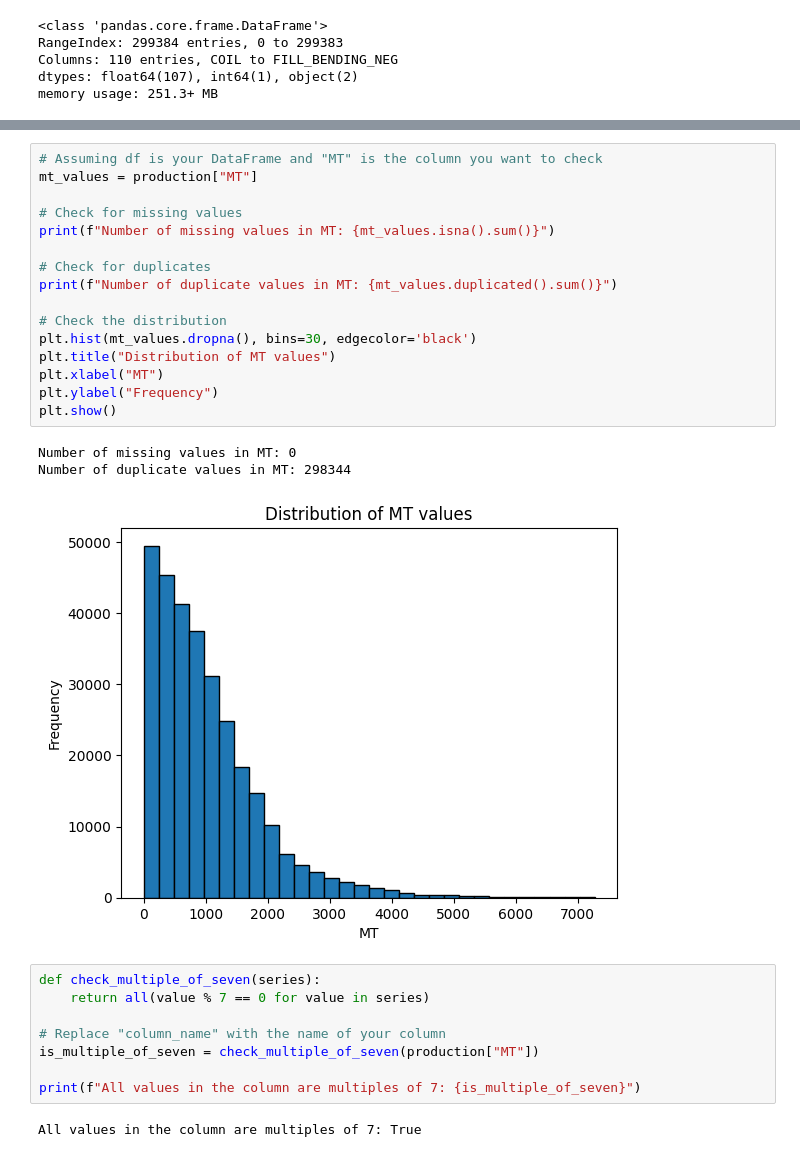
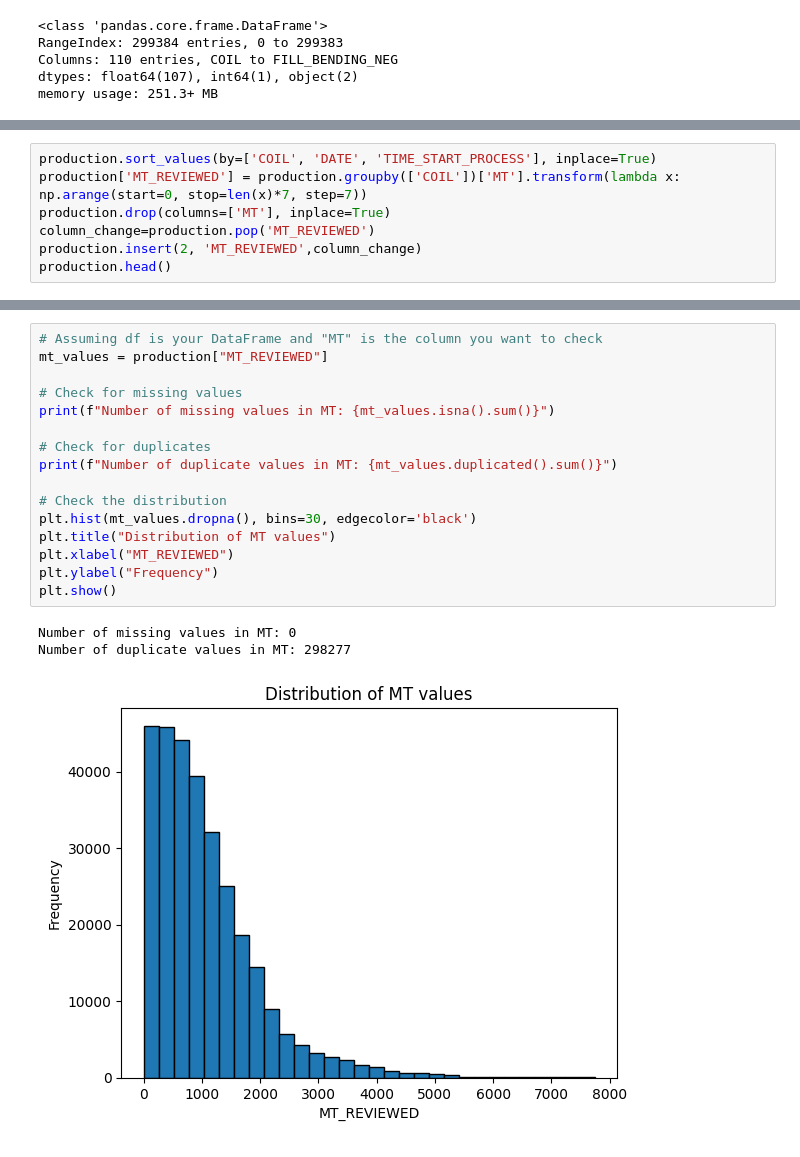
Before and after one commit to MattiaCampanella1993/ML_Fieldwork, a Jupyter notebook: code_fieldwork.ipynb, the cells around one changed output, grey strips where cells are left out. Saved outputs shown, nothing was run; the diff lists cells and outputs as text.

Commit message:
MT changed to MT_reviewed

```diff
--- a/code_fieldwork.ipynb
+++ b/code_fieldwork.ipynb
@@ -99,0 +82,7 @@ memory usage: 119.9+ MB
+# %%
+production.sort_values(by=['COIL', 'DATE', 'TIME_START_PROCESS'], inplace=True)
+production['MT_REVIEWED'] = production.groupby(['COIL'])['MT'].transform(lambda x: np.arange(start=0, stop=len(x)*7, step=7))
+production.drop(columns=['MT'], inplace=True)
+column_change=production.pop('MT_REVIEWED')
+production.insert(2, 'MT_REVIEWED',column_change)
+production.head()
@@ -100,30 +115,20 @@ memory usage: 119.9+ MB
 # %%
 # Assuming df is your DataFrame and "MT" is the column you want to check
-mt_values = production["MT"]
+mt_values = production["MT_REVIEWED"]
 
 # Check for missing values
 print(f"Number of missing values in MT: {mt_values.isna().sum()}")
 
 # Check for duplicates
 print(f"Number of duplicate values in MT: {mt_values.duplicated().sum()}")
 
 # Check the distribution
 plt.hist(mt_values.dropna(), bins=30, edgecolor='black')
 plt.title("Distribution of MT values")
-plt.xlabel("MT")
+plt.xlabel("MT_REVIEWED")
 plt.ylabel("Frequency")
 plt.show()
 # %% [output]
 Number of missing values in MT: 0
-Number of duplicate values in MT: 298344
+Number of duplicate values in MT: 298277
-[figure, old version]
+[figure, new version]
-# %%
-def check_multiple_of_seven(series):
-    return all(value % 7 == 0 for value in series)
-
-# Replace "column_name" with the name of your column
-is_multiple_of_seven = check_multiple_of_seven(production["MT"])
-
-print(f"All values in the column are multiples of 7: {is_multiple_of_seven}")
-# %% [output]
-All values in the column are multiples of 7: True
```
Also changed, not shown: parts of 14 cells of this notebook.
